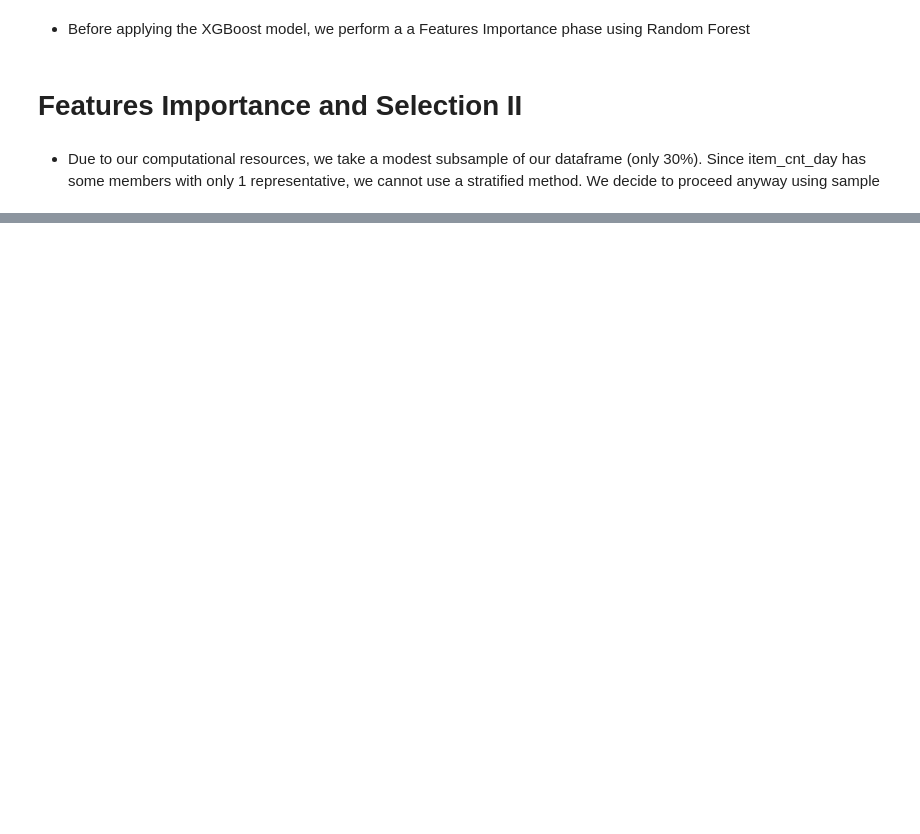
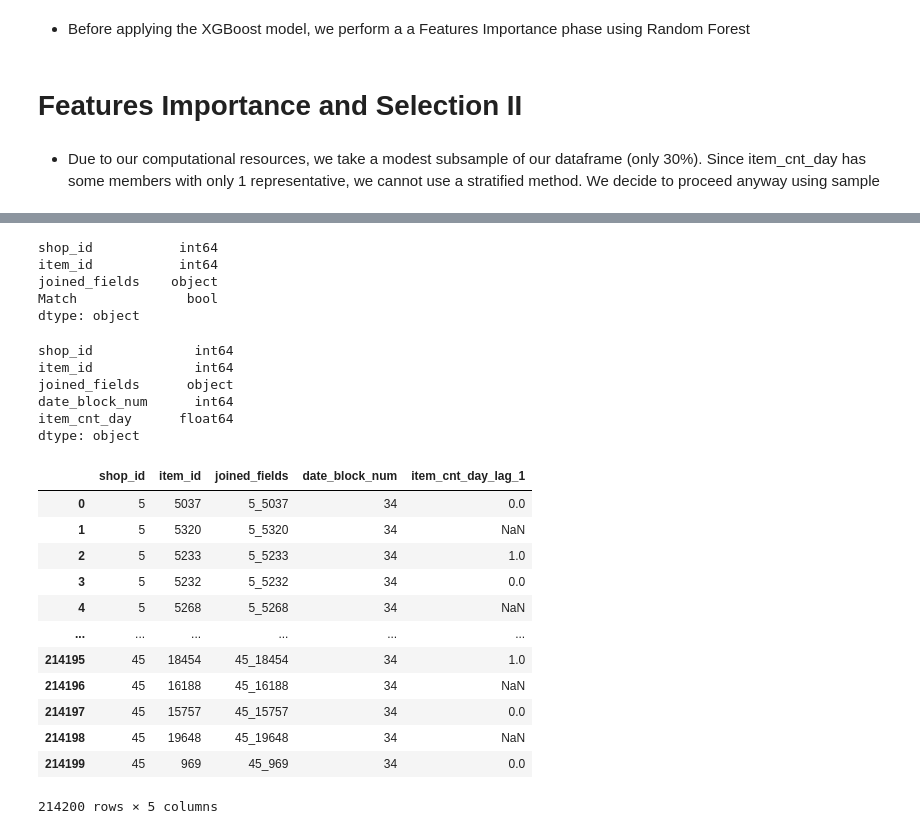
Before and after one commit to AlessandroBiagi/DataScienceProjects, a Jupyter notebook: Future_Sales/Predict_Future_Sales.ipynb, the cells around one changed output, grey strips where cells are left out. Saved outputs shown, nothing was run; the diff lists cells and outputs as text; code cells hidden in the pictures; blank space fills up the shorter version.

```diff
--- a/Future_Sales/Predict_Future_Sales.ipynb
+++ b/Future_Sales/Predict_Future_Sales.ipynb
@@ -944,0 +1089,8 @@ plt.scatter(range(len(df['shop_id'])), df['shop_id'])
+# %%
+df_test.dtypes
+# %% [output]
+shop_id           int64
+item_id           int64
+joined_fields    object
+Match              bool
+dtype: object
@@ -944,0 +1101,41 @@ plt.scatter(range(len(df['shop_id'])), df['shop_id'])
+# %%
+def creating_lag(df_submission, df_xgb_sel, month):
+    df_submission_lag = df_xgb_sel.copy()
+    df_submission_lag = df_submission_lag[df_submission_lag['date_block_num'] == month]
+    df_submission_lag = df_submission_lag[['joined_fields', 'item_cnt_day']]
+    df_submission = df_submission.merge(df_submission_lag, how='left', suffixes=('_left', 'right'),
+                                    left_on='joined_fields', right_on='joined_fields')
+    return df_submission
+# %%
+df_submission = creating_lag(df_submission=df_submission, df_xgb_sel=df_xgb_sel,
+                             month=33)
+# %%
+df_submission.dtypes
+# %% [output]
+shop_id             int64
+item_id             int64
+joined_fields      object
+date_block_num      int64
+item_cnt_day      float64
+dtype: object
+# %%
+df_submission = df_submission.merge(df_submission_lag_1, how='left', suffixes=('_left', 'right'),
+                                    left_on='joined_fields', right_on='joined_fields')
+# %%
+df_submission = df_submission.rename(columns={'item_cnt_day': 'item_cnt_day_lag_1'})
+# %%
+df_submission
+# %% [output]
+|  | shop_id | item_id | joined_fields | date_block_num | item_cnt_day_lag_1 |
+| 0 | 5 | 5037 | 5_5037 | 34 | 0.0 |
+| 1 | 5 | 5320 | 5_5320 | 34 | NaN |
+| 2 | 5 | 5233 | 5_5233 | 34 | 1.0 |
+| 3 | 5 | 5232 | 5_5232 | 34 | 0.0 |
+| 4 | 5 | 5268 | 5_5268 | 34 | NaN |
+| ... | ... | ... | ... | ... | ... |
+| 214195 | 45 | 18454 | 45_18454 | 34 | 1.0 |
+| 214196 | 45 | 16188 | 45_16188 | 34 | NaN |
+| 214197 | 45 | 15757 | 45_15757 | 34 | 0.0 |
+| 214198 | 45 | 19648 | 45_19648 | 34 | NaN |
+| 214199 | 45 | 969 | 45_969 | 34 | 0.0 |
+214200 rows × 5 columns
```
Also changed, not shown: parts of 69 cells of this notebook.
